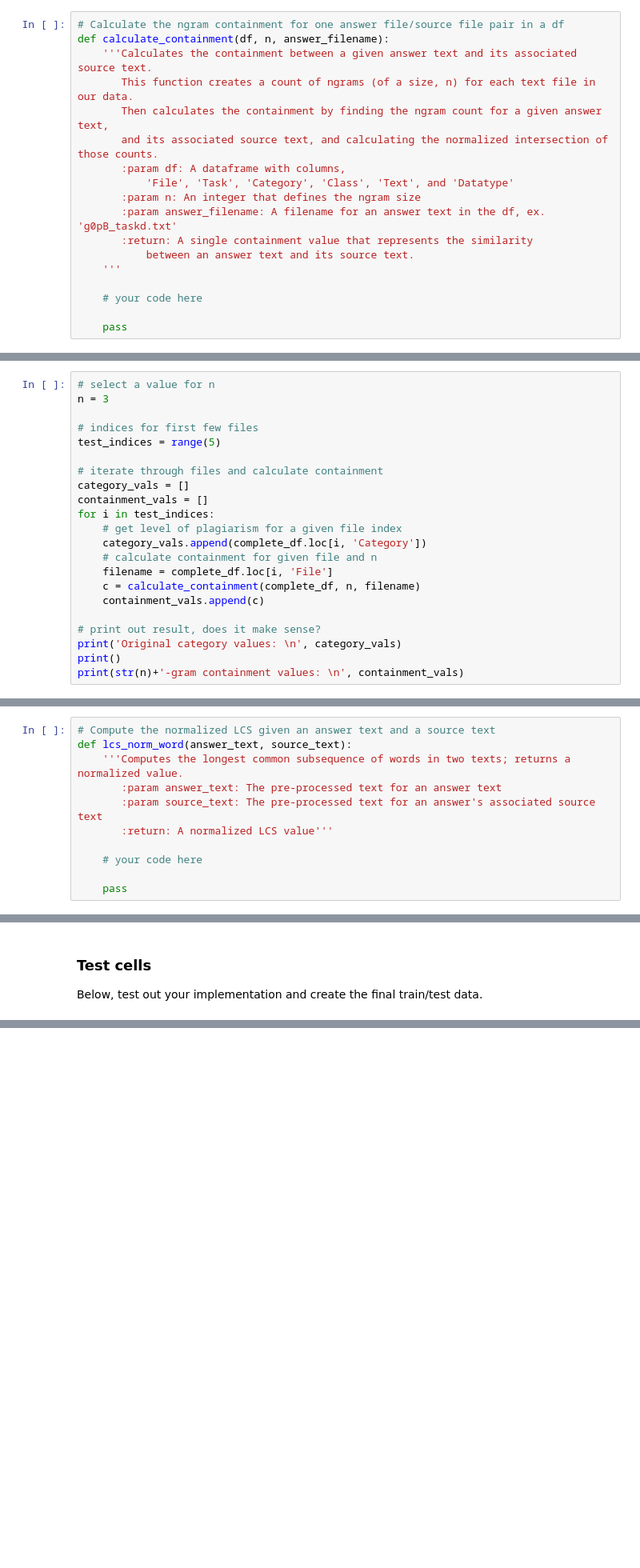
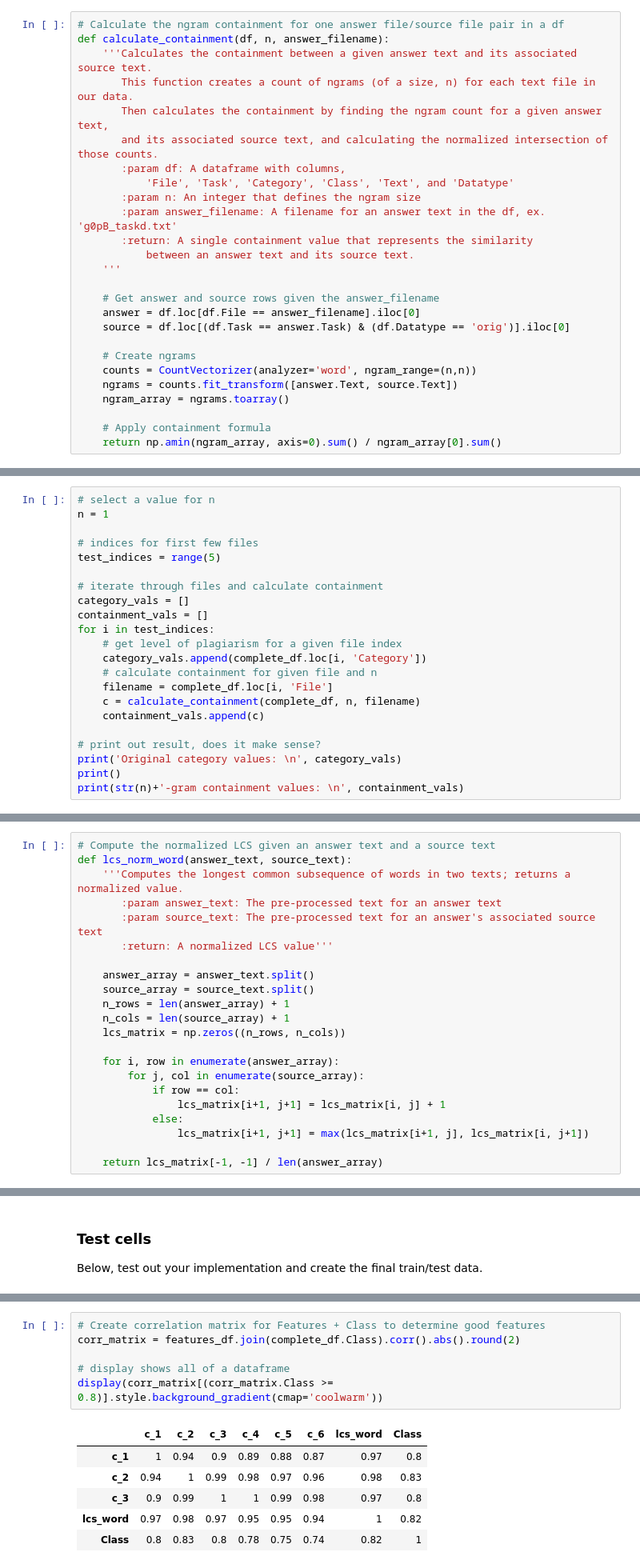
Before and after one commit to igoryamamoto/plagiarism-detection, a Jupyter notebook: Project_Plagiarism_Detection/2_Plagiarism_Feature_Engineering.ipynb, the cells around one changed output, grey strips where cells are left out. Shown at 80% size. Drawn from its saved outputs; the diff is of its cells as text; blank space fills up the shorter version.

```diff
--- a/Project_Plagiarism_Detection/2_Plagiarism_Feature_Engineering.ipynb
+++ b/Project_Plagiarism_Detection/2_Plagiarism_Feature_Engineering.ipynb
@@ -382,9 +383,17 @@ def calculate_containment(df, n, answer_filename):
            between an answer text and its source text.
     '''
 
-    # your code here
+    # Get answer and source rows given the answer_filename
+    answer = df.loc[df.File == answer_filename].iloc[0]
+    source = df.loc[(df.Task == answer.Task) & (df.Datatype == 'orig')].iloc[0]
 
-    pass
+    # Create ngrams
+    counts = CountVectorizer(analyzer='word', ngram_range=(n,n))
+    ngrams = counts.fit_transform([answer.Text, source.Text])
+    ngram_array = ngrams.toarray()
+
+    # Apply containment formula
+    return np.amin(ngram_array, axis=0).sum() / ngram_array[0].sum()
 # %% [markdown]
 ### Test cells
 
@@ -397,7 +406,7 @@ The cell below iterates through the first few files, and calculates the original
 Note what happens when you change the value of n. I recommend applying your code to multiple files and comparing the resultant containment values. You should see that the highest containment values correspond to files with the highest category (`cut`) of plagiarism level.
 # %%
 # select a value for n
-n = 3
+n = 1
 
 # indices for first few files
 test_indices = range(5)
@@ -518,9 +537,20 @@ def lcs_norm_word(answer_text, source_text):
        :param source_text: The pre-processed text for an answer's associated source text
        :return: A normalized LCS value'''
 
-    # your code here
+    answer_array = answer_text.split()
+    source_array = source_text.split()
+    n_rows = len(answer_array) + 1
+    n_cols = len(source_array) + 1
+    lcs_matrix = np.zeros((n_rows, n_cols))
 
-    pass
+    for i, row in enumerate(answer_array):
+        for j, col in enumerate(source_array):
+            if row == col:
+                lcs_matrix[i+1, j+1] = lcs_matrix[i, j] + 1
+            else:
+                lcs_matrix[i+1, j+1] = max(lcs_matrix[i+1, j], lcs_matrix[i, j+1])
+
+    return lcs_matrix[-1, -1] / len(answer_array)
 # %% [markdown]
 ### Test cells
 
@@ -776,6 +850,19 @@ tests.test_data_split(train_x, train_y, test_x, test_y)
 If you passed the test above, you can create your own train/test data, below.
 
 Define a list of features you'd like to include in your final mode, `selected_features`; this is a list of the features names you want to include.
+# %%
+# Create correlation matrix for Features + Class to determine good features
+corr_matrix = features_df.join(complete_df.Class).corr().abs().round(2)
+
+# display shows all of a dataframe
+display(corr_matrix[(corr_matrix.Class >= 0.8)].style.background_gradient(cmap='coolwarm'))
+# %% [output]
+|  | c_1 | c_2 | c_3 | c_4 | c_5 | c_6 | lcs_word | Class |
+| c_1 | 1 | 0.94 | 0.9 | 0.89 | 0.88 | 0.87 | 0.97 | 0.8 |
+| c_2 | 0.94 | 1 | 0.99 | 0.98 | 0.97 | 0.96 | 0.98 | 0.83 |
+| c_3 | 0.9 | 0.99 | 1 | 1 | 0.99 | 0.98 | 0.97 | 0.8 |
+| lcs_word | 0.97 | 0.98 | 0.97 | 0.95 | 0.95 | 0.94 | 1 | 0.82 |
+| Class | 0.8 | 0.83 | 0.8 | 0.78 | 0.75 | 0.74 | 0.82 | 1 |
 # %%
 # Select your list of features, this should be column names from features_df
 # ex. ['c_1', 'lcs_word']
```
Also changed, not shown: parts of 20 cells of this notebook, 1 other file.
